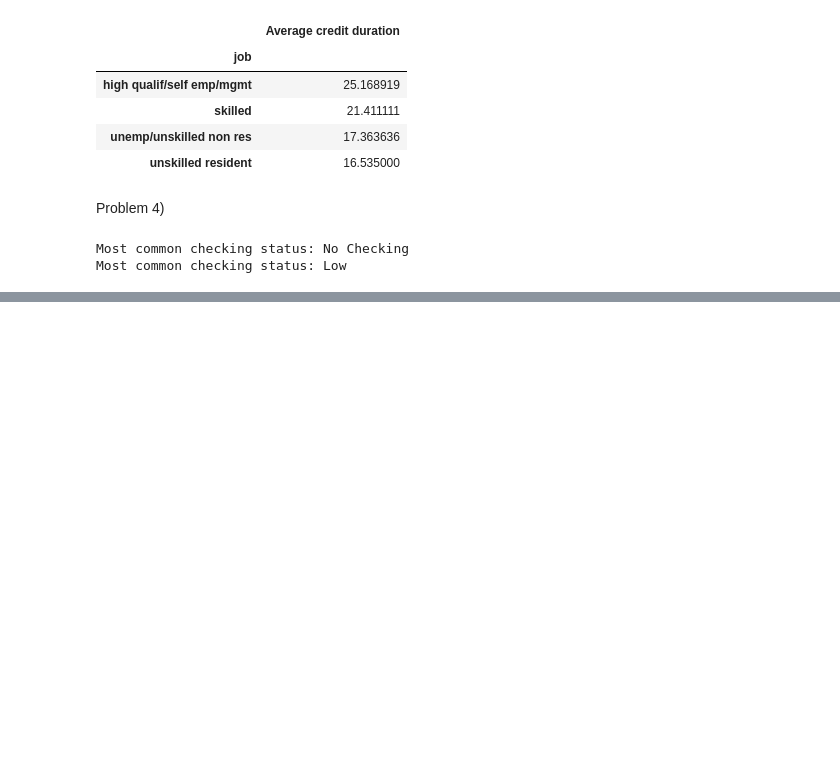
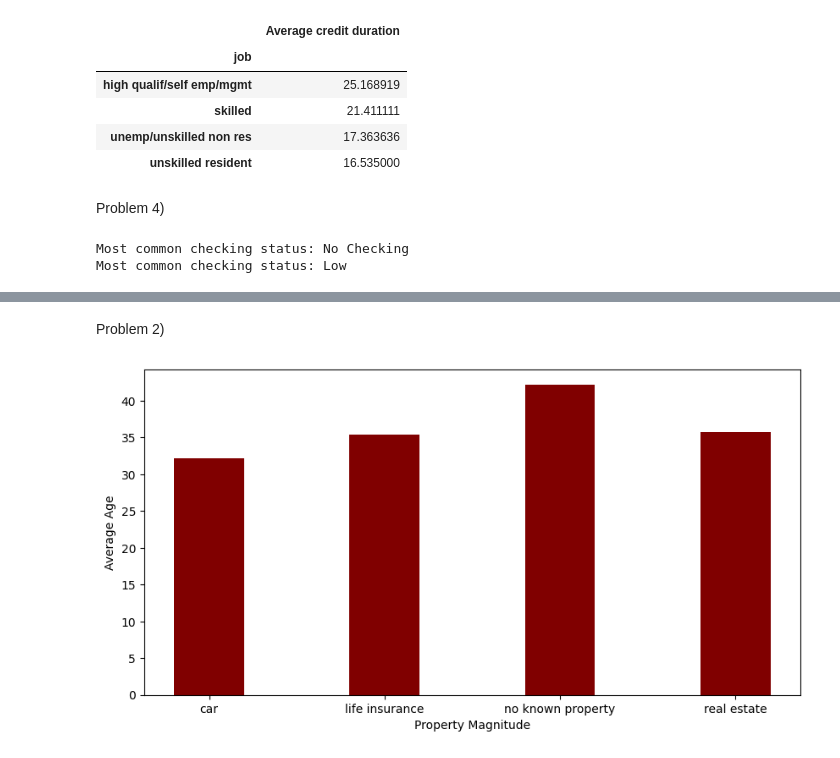
Before and after one commit to JahCSpeed/Data-Man, a Jupyter notebook: Hw3/german_credit.ipynb, the cells around one changed output, grey strips where cells are left out. Cells and saved outputs as stored; diff of their text form; code cells hidden in the pictures; blank space fills up the shorter version.

```diff
--- a/Hw3/german_credit.ipynb
+++ b/Hw3/german_credit.ipynb
@@ -164,0 +183,15 @@ Most common checking status: Low
+# %% [markdown]
+Problem 2)
+# %%
+data = df.loc[df.credit_amount > 4000].groupby('property_magnitude').mean()['age']
+prop = data.keys()
+values = data.to_list()
+fig = plt.figure(figsize = (10, 5))
+
+plt.bar(prop, values, color ='maroon', width = 0.4)
+
+plt.xlabel("Property Magnitude")
+plt.ylabel("Average Age")
+plt.show()
+# %% [output]
+[figure, added]
```
Also changed, not shown: parts of 6 cells of this notebook, 2 other files.
